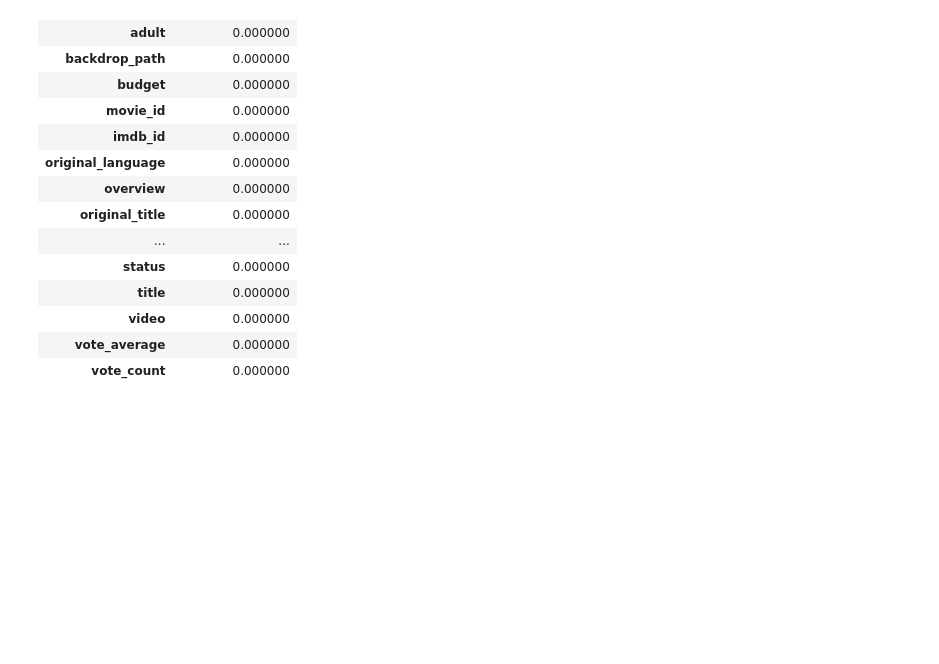
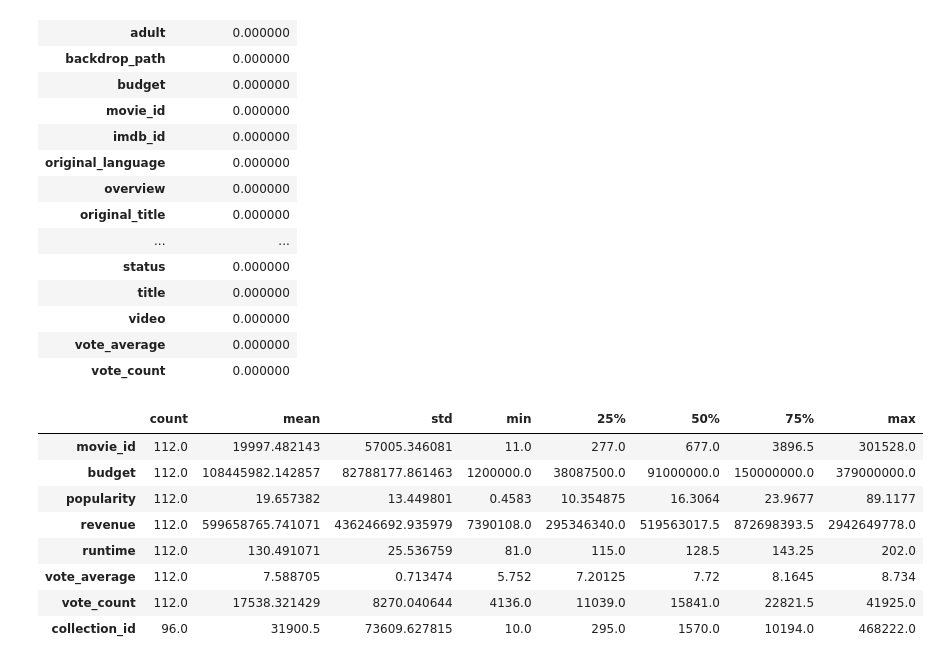
Before and after one commit to ishola-amalitech/streamvault, a Jupyter notebook: notebooks/01_prep_movie_data.ipynb, the cells around one changed output. Saved outputs shown, nothing was run; the diff lists cells and outputs as text; code cells hidden in the pictures; blank space fills up the shorter version.

```diff
--- a/notebooks/01_prep_movie_data.ipynb
+++ b/notebooks/01_prep_movie_data.ipynb
@@ -338,6 +453,9 @@ source_ids.insert(0, "source_line", range(2, len(source_ids) + 2))
 source_ids["movie_id"] = pd.to_numeric(
     source_ids["raw_movie_id"], errors="coerce"
 ).astype("Int64")
+
+if "title" not in movies.columns:
+    movies["title"] = pd.Series(dtype="string")
 
 source_coverage = source_ids.merge(
     movies[["movie_id", "title"]],
@@ -495,6 +613,16 @@ movies.isna().mean().mul(100).sort_values(ascending=False).rename(
 # %%
 numeric_movies = movies.select_dtypes(include="number")
 if numeric_movies.empty or numeric_movies.shape[1] == 0:
     print("No numeric movie data to summarize yet. Run `uv run streamvault` first.")
 else:
-    numeric_movies.describe().T
+    display(numeric_movies.describe().T)
+# %% [output]
+|  | count | mean | std | min | 25% | 50% | 75% | max |
+| movie_id | 112.0 | 19997.482143 | 57005.346081 | 11.0 | 277.0 | 677.0 | 3896.5 | 301528.0 |
+| budget | 112.0 | 108445982.142857 | 82788177.861463 | 1200000.0 | 38087500.0 | 91000000.0 | 150000000.0 | 379000000.0 |
+| popularity | 112.0 | 19.657382 | 13.449801 | 0.4583 | 10.354875 | 16.3064 | 23.9677 | 89.1177 |
+| revenue | 112.0 | 599658765.741071 | 436246692.935979 | 7390108.0 | 295346340.0 | 519563017.5 | 872698393.5 | 2942649778.0 |
+| runtime | 112.0 | 130.491071 | 25.536759 | 81.0 | 115.0 | 128.5 | 143.25 | 202.0 |
+| vote_average | 112.0 | 7.588705 | 0.713474 | 5.752 | 7.20125 | 7.72 | 8.1645 | 8.734 |
+| vote_count | 112.0 | 17538.321429 | 8270.040644 | 4136.0 | 11039.0 | 15841.0 | 22821.5 | 41925.0 |
+| collection_id | 96.0 | 31900.5 | 73609.627815 | 10.0 | 295.0 | 1570.0 | 10194.0 | 468222.0 |
```
Also changed, not shown: parts of 2 cells of this notebook, 3 other files.
